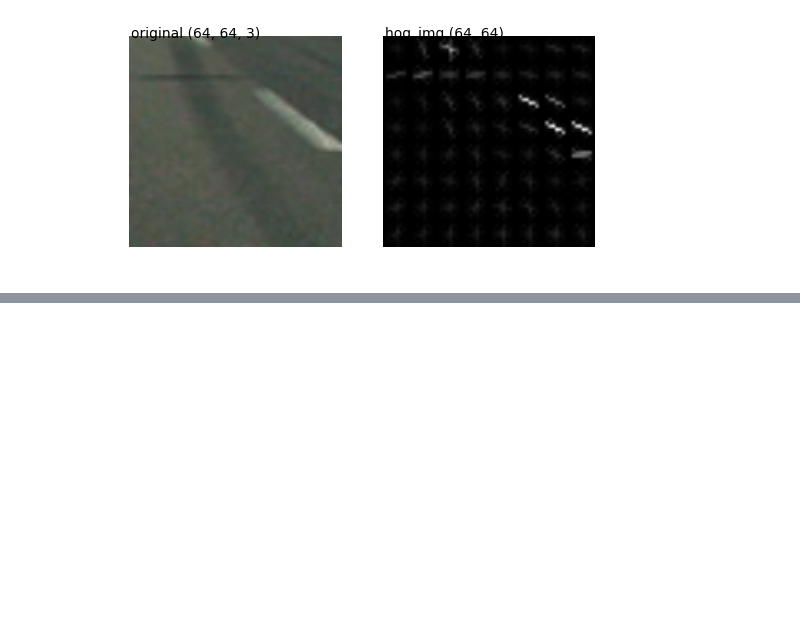
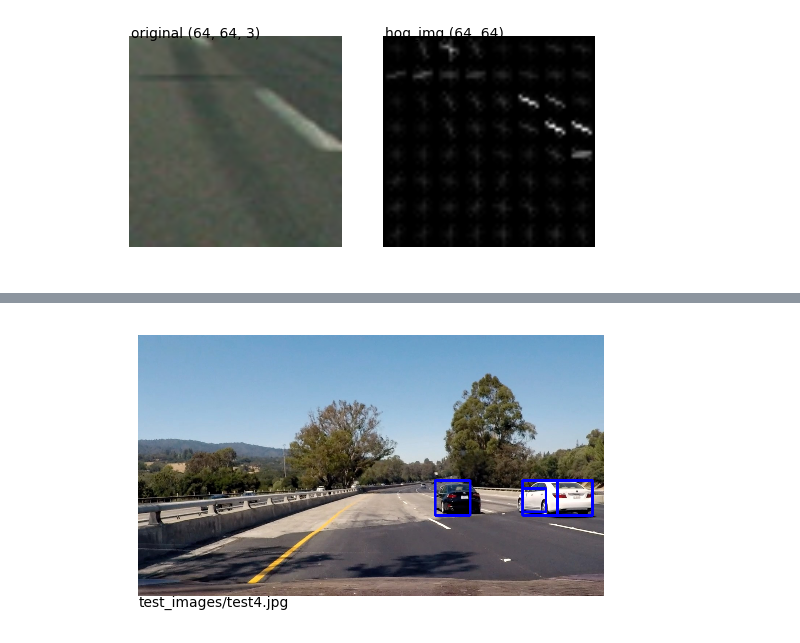
Before and after one commit to cygnus77/vehicle-detection, a Jupyter notebook: VehicleDetection.ipynb, the cells around one changed output, grey strips where cells are left out. Drawn from its saved outputs; the diff is of its cells as text; code cells hidden in the pictures; blank space fills up the shorter version.

Commit message:
improved window generation - 391 windows, 3 sizes

```diff
--- a/VehicleDetection.ipynb
+++ b/VehicleDetection.ipynb
@@ -159,7 +154,7 @@ def extract_image_features(image):
 
     feature_image = get_feature_image(image, colorspace, hog_channel)
 
-    hog_features = get_hog_features_multi_channel(feature_image, orient, pix_per_cell, cell_per_block)
+    hog_features = get_hog_feature_vector_multi_channel(feature_image, orient, pix_per_cell, cell_per_block)
 
     # Apply bin_spatial() to get spatial color features
     spatial_features = bin_spatial(feature_image, size=spatial_size)
@@ -278,0 +228,84 @@ for fname in glob.glob('test_images/*.jpg'):
+# %%
+def make_windows(shape):
+    windows=[]
+    scan_y0 = shape[0] // 2
+    scan_y1 = shape[0]
+    scan_x0 = 0
+    scan_x1 = shape[1]
+    dim = 64
+    print(dim)
+    for y1 in range(scan_y0 + dim, scan_y1, dim // 2):
+        for x0 in range(scan_x0, scan_x1, dim // 2):
+            window = ((x0,y1-dim),(x0+dim,y1))
+            if(window[0][0] >= 0 and window[0][1] >= 0 and window[1][0] <= shape[1] and window[1][1] <= shape[0]):
+                windows.append(window)
+        dim += 10
+        print(dim)
+    return windows
+
+def make_windows2(shape):
+    windowSizes = [64, 96, 128]
+    windows=[]
+    scan_y0 = shape[0] // 2
+    scan_y1 = shape[0]
+    scan_x0 = 0
+    scan_x1 = shape[1]
+    step = (scan_y1-scan_y0) // len(windowSizes)
+
+    dim = windowSizes[0]
+    y1 = scan_y0
+    while y1 < scan_y1:
+        dim = windowSizes[(y1-scan_y0) // step]
+        print(y1,dim)
+        for x0 in range(scan_x0, scan_x1, dim // 2):
+            window = ((x0,y1-dim),(x0+dim,y1))
+            if(window[0][0] >= 0 and window[0][1] >= 0 and window[1][0] <= shape[1] and window[1][1] <= shape[0]):
+                windows.append(window)
+        y1 += dim // 2
+    return windows
+
+def make_windows3(shape):
+    ht = shape[0] // 2
+    q = ht // 4
+    y0 = shape[0] // 2
+    windowSizes = [(64, y0, y0 + q * 2),
+                   (96, y0 + q, y0 + q * 3),
+                   (128, y0 + q * 2, y0 + q * 4)]
+    windows=[]
+    scan_x0 = 0
+    scan_x1 = shape[1]
+
+    for (dim,scan_y0,scan_y1) in windowSizes:
+        y1 = scan_y0
+        while y1 < scan_y1:
+            for x0 in range(scan_x0, scan_x1, dim // 2):
+                window = ((x0,y1-dim),(x0+dim,y1))
+                if(window[0][0] >= 0 and window[0][1] >= 0 and window[1][0] <= shape[1] and window[1][1] <= shape[0]):
+                    windows.append(window)
+            y1 += dim // 2
+    return windows
+
+
+def image_features(img, windows):
+    features = []
+    for window in windows:
+        test = img[window[0][1]:window[1][1], window[0][0]:window[1][0]]
+        test64 = cv2.resize(test, (64,64))
+        features.append(extract_image_features(test64))
+    return features
+
+def imgPipeline(img):
+    windows = make_windows3(img.shape)
+    features = image_features(img, windows)
+    scaled_features = X_scaler2.transform(features)
+    pred = svc2.predict(scaled_features)
+    for idx in np.argwhere(pred == 1):
+        cv2.rectangle(img, windows[idx][0], windows[idx][1], (0,0,255), 6)
+    return img
+
+for fname in glob.glob('test_images/*.jpg'):
+    img = loadImage(fname)
+    img = imgPipeline(img)
+    plotImg(img, fname)
+# %% [output]
+[figure, added]
```
Also changed, not shown: parts of 5 cells of this notebook.
